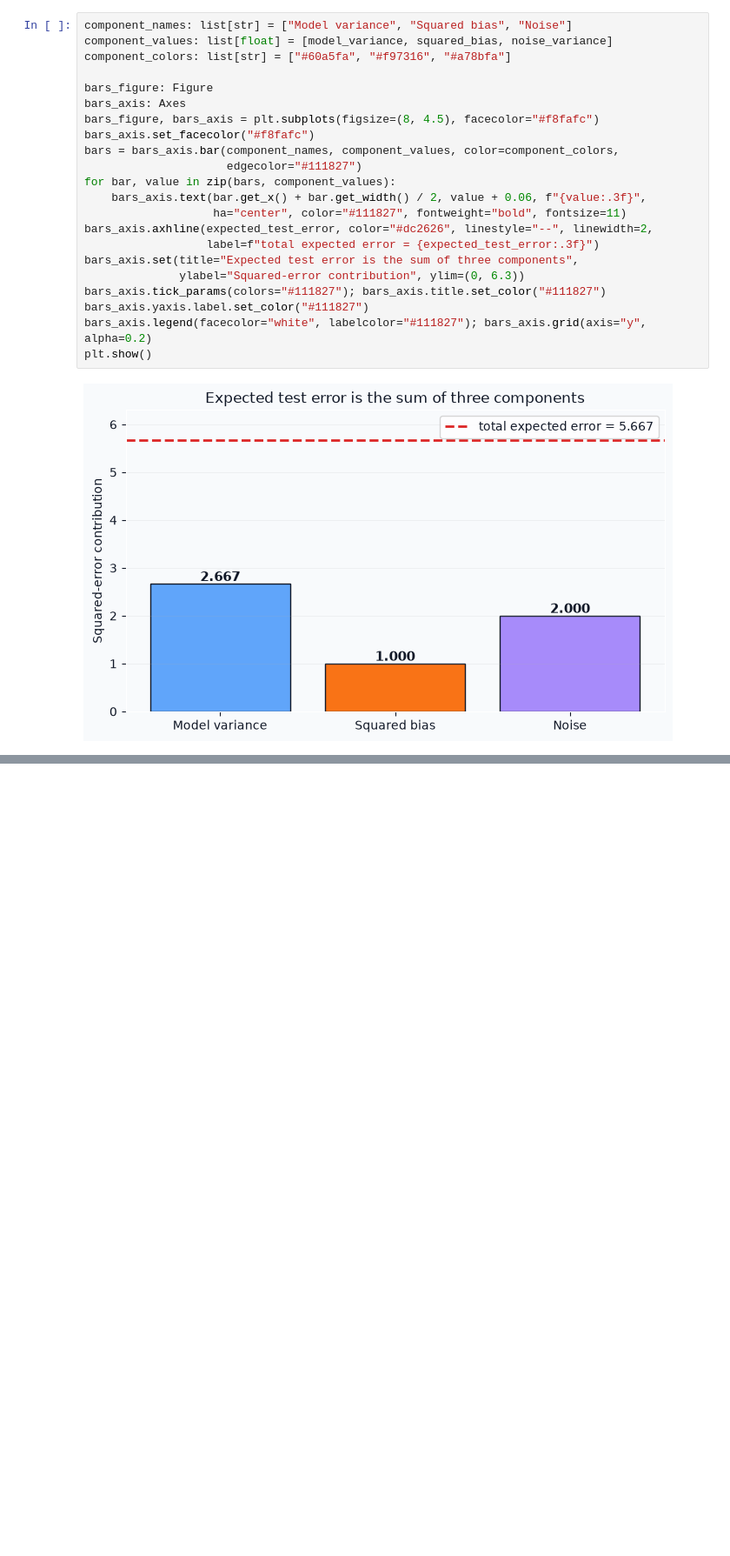
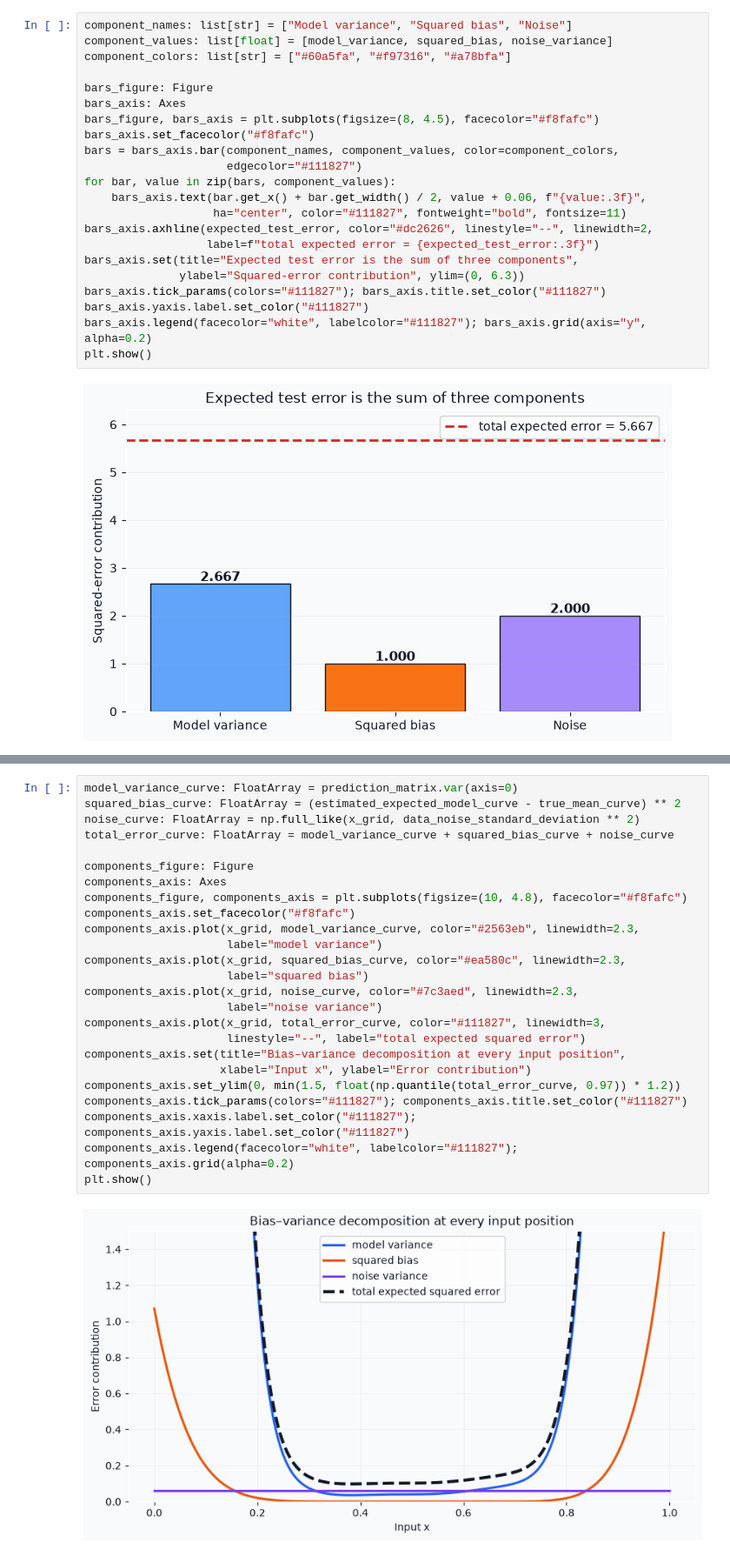
Before and after one commit to majorgilles/understanding-deep-learning-prince, a Jupyter notebook: chapters/08-measuring-performance/notebooks/chapter_08_bias_variance_decomposition_from_scratch.ipynb, the cells around one changed output, grey strips where cells are left out. Shown at 87% size. Drawn from its saved outputs; the diff is of its cells as text; blank space fills up the shorter version.

Commit message:
Refactor Chapter 8 notebook: clarify explanations of bias–variance decomposition, restructure sections for readability, and add

```diff
--- a/chapters/08-measuring-performance/notebooks/chapter_08_bias_variance_decomposition_from_scratch.ipynb
+++ b/chapters/08-measuring-performance/notebooks/chapter_08_bias_variance_decomposition_from_scratch.ipynb
@@ -976,0 +1190,27 @@ plt.show()
+# %%
+model_variance_curve: FloatArray = prediction_matrix.var(axis=0)
+squared_bias_curve: FloatArray = (estimated_expected_model_curve - true_mean_curve) ** 2
+noise_curve: FloatArray = np.full_like(x_grid, data_noise_standard_deviation ** 2)
+total_error_curve: FloatArray = model_variance_curve + squared_bias_curve + noise_curve
+
+components_figure: Figure
+components_axis: Axes
+components_figure, components_axis = plt.subplots(figsize=(10, 4.8), facecolor="#f8fafc")
+components_axis.set_facecolor("#f8fafc")
+components_axis.plot(x_grid, model_variance_curve, color="#2563eb", linewidth=2.3,
+                     label="model variance")
+components_axis.plot(x_grid, squared_bias_curve, color="#ea580c", linewidth=2.3,
+                     label="squared bias")
+components_axis.plot(x_grid, noise_curve, color="#7c3aed", linewidth=2.3,
+                     label="noise variance")
+components_axis.plot(x_grid, total_error_curve, color="#111827", linewidth=3,
+                     linestyle="--", label="total expected squared error")
+components_axis.set(title="Bias–variance decomposition at every input position",
+                    xlabel="Input x", ylabel="Error contribution")
+components_axis.set_ylim(0, min(1.5, float(np.quantile(total_error_curve, 0.97)) * 1.2))
+components_axis.tick_params(colors="#111827"); components_axis.title.set_color("#111827")
+components_axis.xaxis.label.set_color("#111827"); components_axis.yaxis.label.set_color("#111827")
+components_axis.legend(facecolor="white", labelcolor="#111827"); components_axis.grid(alpha=0.2)
+plt.show()
+# %% [output]
+[figure, new version]
```
Also changed, not shown: parts of 107 cells of this notebook.
